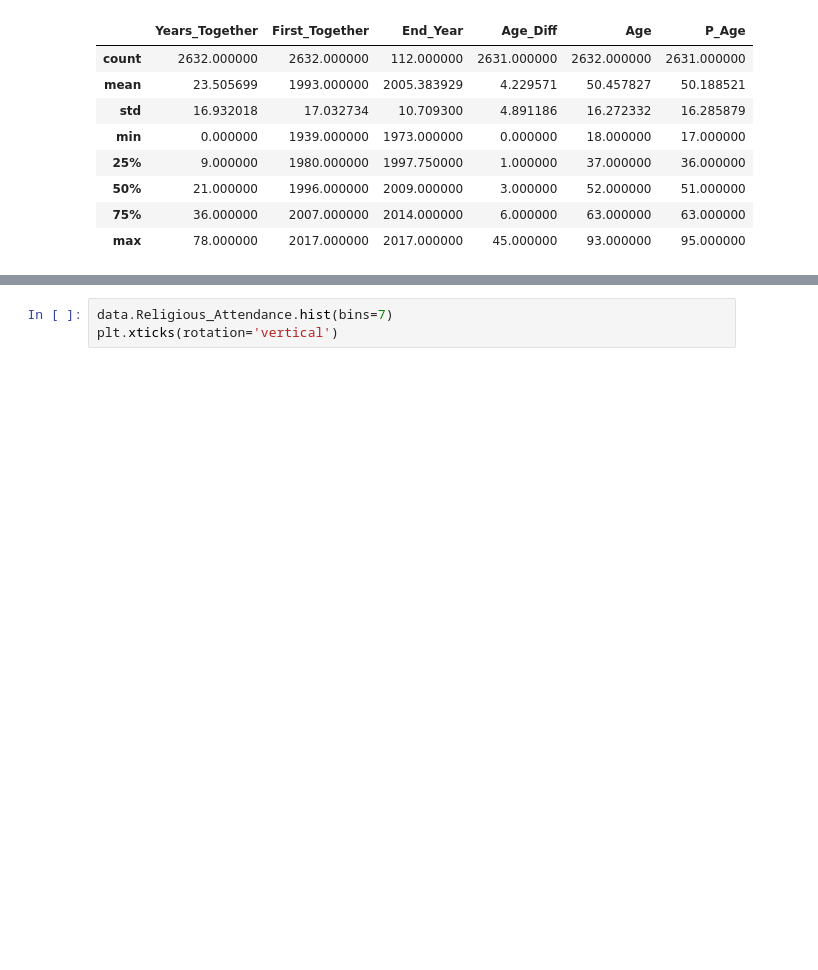
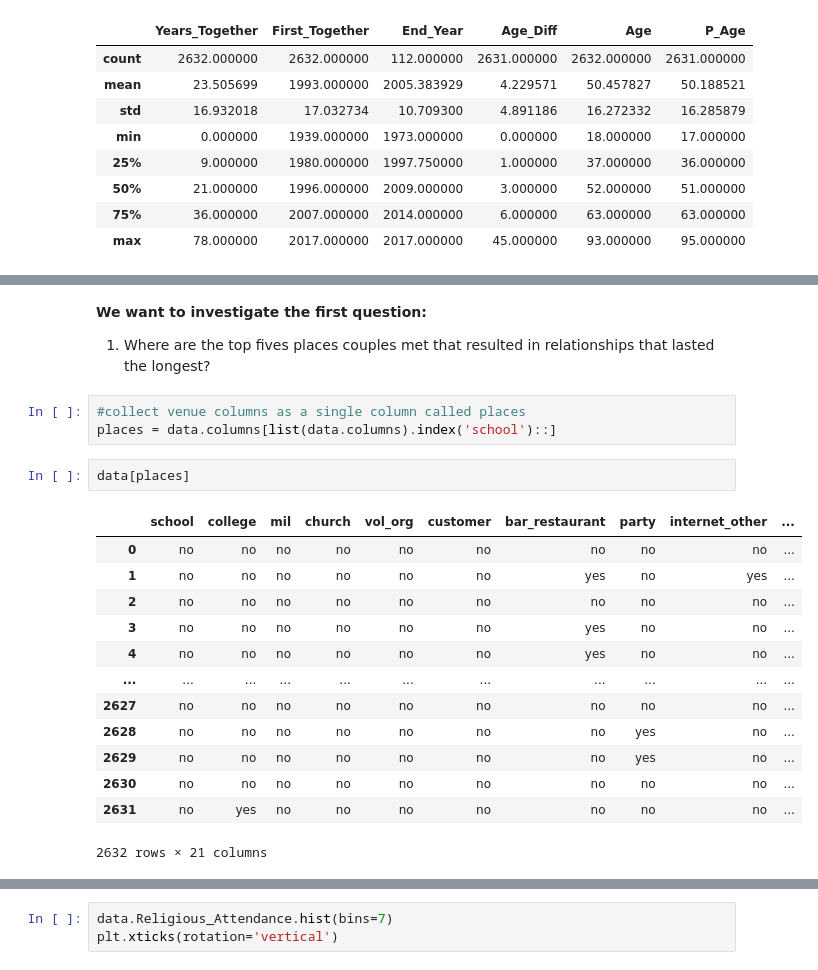
Before and after one commit to grantrzchan/Date_Marriage_HCMST_2017, a Jupyter notebook: Exploratory_Data_Analysis.ipynb, the cells around one changed output, grey strips where cells are left out. Cells and saved outputs as stored; diff of their text form; blank space fills up the shorter version.

Commit message:
fixed data labelling; answered question 1

```diff
--- a/Exploratory_Data_Analysis.ipynb
+++ b/Exploratory_Data_Analysis.ipynb
@@ -48,3 +39,26 @@ data.describe(include=['O'])
 | unique | 2 | 7 | 2 | 4 | 15 | 2 | 21 | ... |
 | top | Yes, I am Married | Never | no | Bachelor's degree or higher | HS graduate or GED | Female | $100,000 to $124,999 | ... |
 | freq | 1856 | 734 | 2211 | 990 | 611 | 1318 | 358 | ... |
+# %% [markdown]
+**We want to investigate the first question:**
+
+1) Where are the top fives places couples met that resulted in relationships that lasted the longest?
+# %%
+#collect venue columns as a single column called places
+places = data.columns[list(data.columns).index('school')::]
+# %%
+data[places]
+# %% [output]
+|  | school | college | mil | church | vol_org | customer | bar_restaurant | party | internet_other | ... |
+| 0 | no | no | no | no | no | no | no | no | no | ... |
+| 1 | no | no | no | no | no | no | yes | no | yes | ... |
+| 2 | no | no | no | no | no | no | no | no | no | ... |
+| 3 | no | no | no | no | no | no | yes | no | no | ... |
+| 4 | no | no | no | no | no | no | yes | no | no | ... |
+| ... | ... | ... | ... | ... | ... | ... | ... | ... | ... | ... |
+| 2627 | no | no | no | no | no | no | no | no | no | ... |
+| 2628 | no | no | no | no | no | no | no | yes | no | ... |
+| 2629 | no | no | no | no | no | no | no | yes | no | ... |
+| 2630 | no | no | no | no | no | no | no | no | no | ... |
+| 2631 | no | yes | no | no | no | no | no | no | no | ... |
+2632 rows × 21 columns
```
Also changed, not shown: parts of 10 cells of this notebook, 1 other file.
